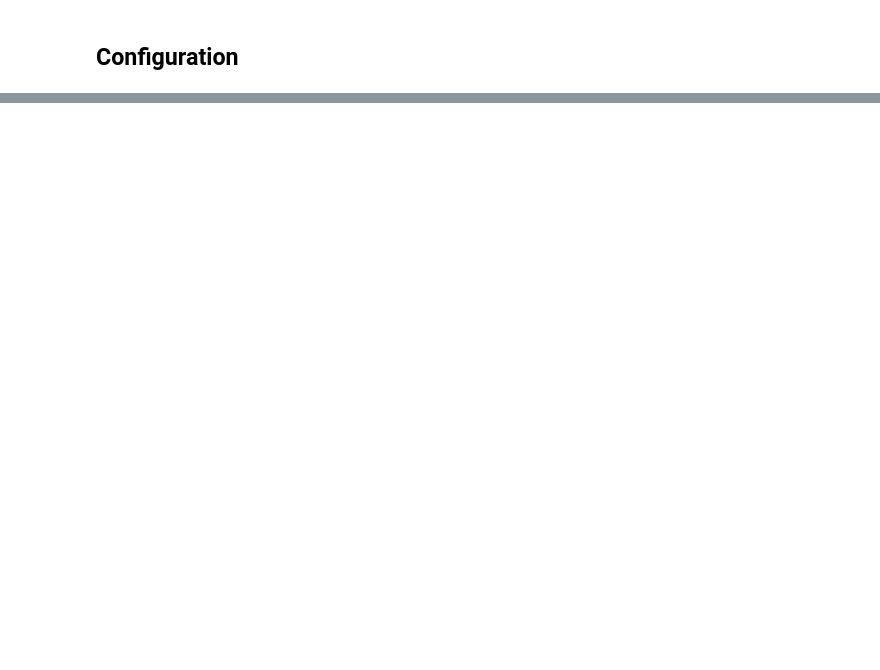
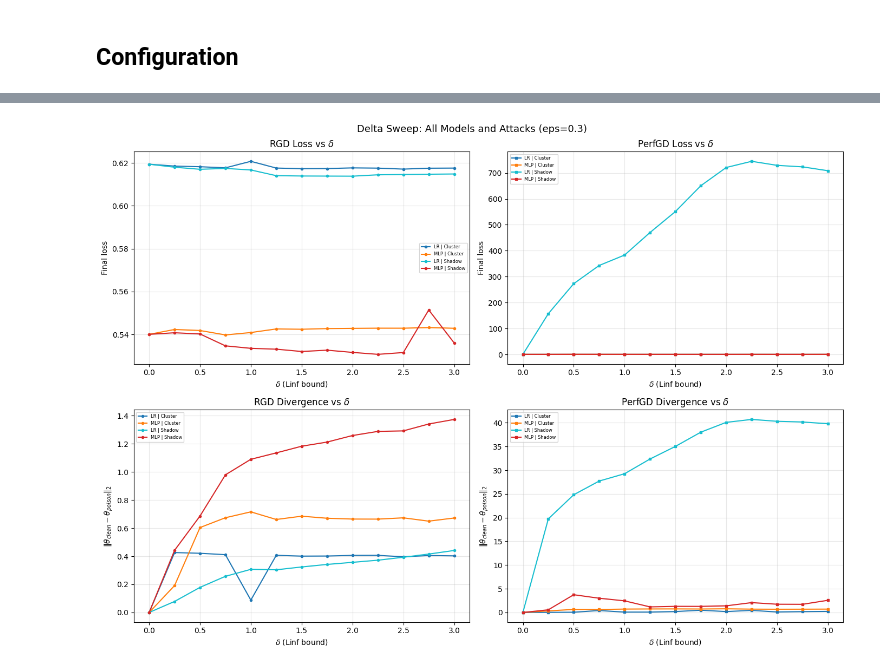
Before and after one commit to tetsnaga/poison-perf, a Jupyter notebook: strategic/nonbackdoor.ipynb, the cells around one changed output, grey strips where cells are left out. Saved outputs shown, nothing was run; the diff lists cells and outputs as text; code cells hidden in the pictures; blank space fills up the shorter version.

```diff
--- a/strategic/nonbackdoor.ipynb
+++ b/strategic/nonbackdoor.ipynb
@@ -250,0 +302,9 @@ Sweep over poison strength (delta) to see how poisoning impact scales.
+# %%
+print(f"{'Key':<40} {'Algo':<8} {'Clean Loss':>11} {'Poison Loss':>12} {'Delta Loss':>11} {'Divergence':>11}")
+print("-" * 98)
+for key, res in results.items():
+    for algo, cl, pl, div in [
+        ("RGD", res["rgd_clean_losses"][-1], res["rgd_poison_losses"][-1], res["rgd_divergence"][-1]),
+        ("PerfGD", res["pgd_clean_losses"][-1], res["pgd_poison_losses"][-1], res["pgd_divergence"][-1]),
+    ]:
+        print(f"{key:<40} {algo:<8} {cl:>11.4f} {pl:>12.4f} {pl-cl:>+11.4f} {div:>11.4f}")
@@ -313,0 +377,30 @@ plt.show()
+# %%
+color_map = {
+    "LogReg + Linear | Cluster": "tab:blue",
+    "LogReg + Linear | Shadow": "tab:cyan",
+    "MLP + Gradient | Cluster": "tab:orange",
+    "MLP + Gradient | Shadow": "tab:red",
+}
+
+fig, axes = plt.subplots(2, 2, figsize=(14, 10))
+
+for key, sr in sweep_results.items():
+    c = color_map.get(key, "gray")
+    short = key.replace("LogReg + Linear", "LR").replace("MLP + Gradient", "MLP")
+    axes[0, 0].plot(delta_vals, sr["rgd_losses"], marker="o", markersize=3, label=short, color=c)
+    axes[0, 1].plot(delta_vals, sr["pgd_losses"], marker="s", markersize=3, label=short, color=c)
+    axes[1, 0].plot(delta_vals, sr["rgd_divs"], marker="o", markersize=3, label=short, color=c)
+    axes[1, 1].plot(delta_vals, sr["pgd_divs"], marker="s", markersize=3, label=short, color=c)
+
+axes[0, 0].set_title(f"RGD Loss vs $\\delta$"); axes[0, 0].set_ylabel("Final loss")
+axes[0, 1].set_title(f"PerfGD Loss vs $\\delta$"); axes[0, 1].set_ylabel("Final loss")
+axes[1, 0].set_title(f"RGD Divergence vs $\\delta$"); axes[1, 0].set_ylabel(r"$\|\theta_{clean} - \theta_{poison}\|_2$")
+axes[1, 1].set_title(f"PerfGD Divergence vs $\\delta$"); axes[1, 1].set_ylabel(r"$\|\theta_{clean} - \theta_{poison}\|_2$")
+for ax in axes.flat:
+    ax.set_xlabel(r"$\delta$ (Linf bound)"); ax.legend(fontsize=6); ax.grid(True, alpha=0.3)
+
+plt.suptitle(f"Delta Sweep: All Models and Attacks (eps={poison_epsilon})", fontsize=13)
+plt.tight_layout()
+plt.show()
+# %% [output]
+[figure, added]
```
Also changed, not shown: parts of 31 cells of this notebook, 1 other file.
